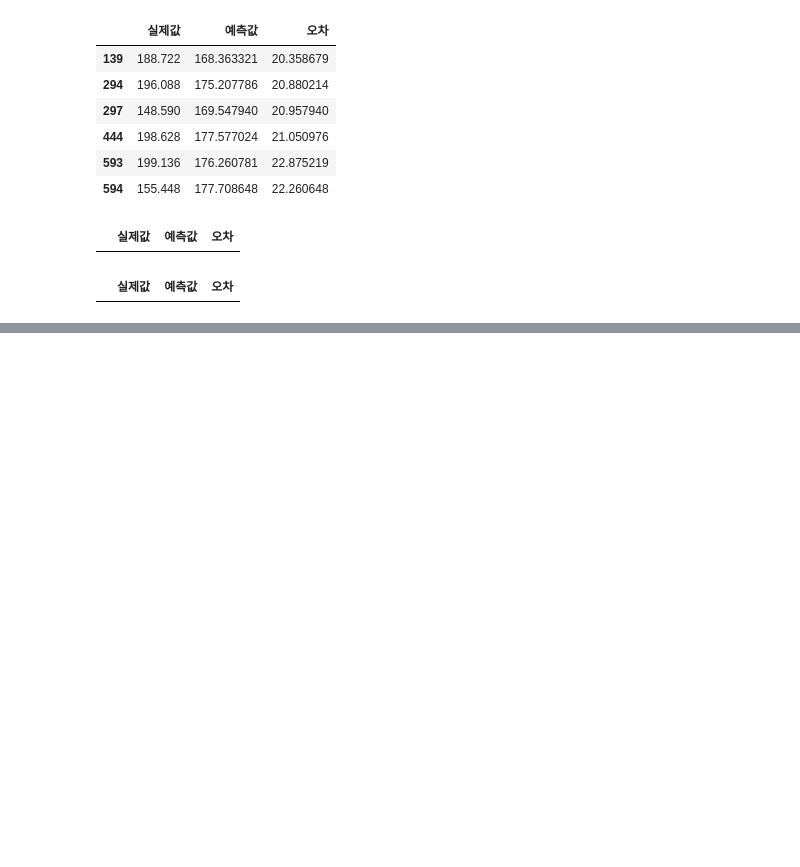
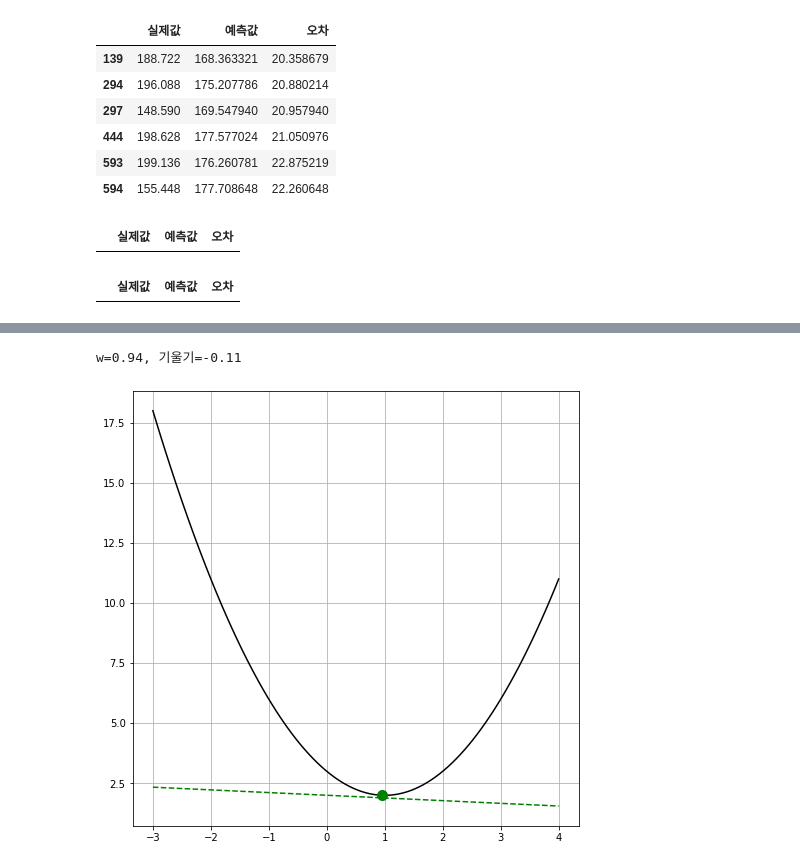
Before and after one commit to toughC/Python_Machine_Learning, a Jupyter notebook: 09_RegressionAnalysis.ipynb, the cells around one changed output, grey strips where cells are left out. Cells and saved outputs as stored; diff of their text form; code cells hidden in the pictures; blank space fills up the shorter version.

```diff
--- a/09_RegressionAnalysis.ipynb
+++ b/09_RegressionAnalysis.ipynb
@@ -212,0 +316,15 @@ for x in err:
+# %%
+w=w-l_rate*fd(w)
+
+plt.figure(figsize=(8, 8))
+plt.plot(x, f(x), 'k-')
+
+plt.plot(w, f(w), 'go', markersize='10')
+plt.plot(x, fd(w)*(x)+f(w), 'g--')
+print('w=%.2f, 기울기=%.2f'%(w, fd(w)))
+plt.grid(True)
+
+plt.show()
+# %% [output]
+w=0.94, 기울기=-0.11
+[figure, added]
```
Also changed, not shown: parts of 25 cells of this notebook.
